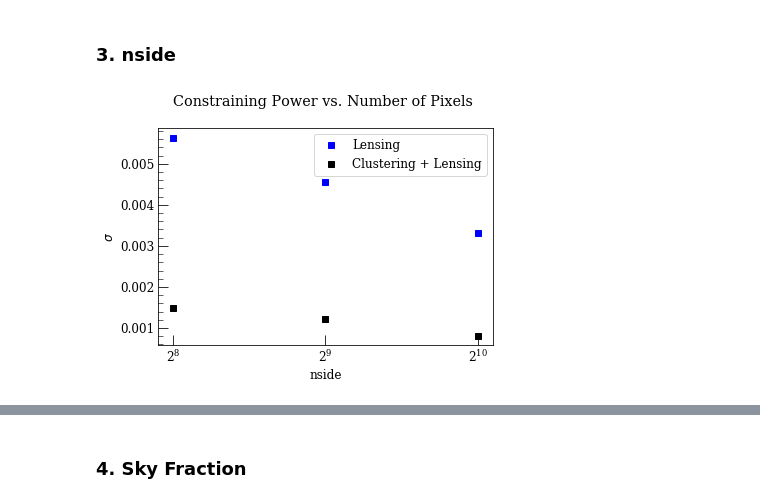
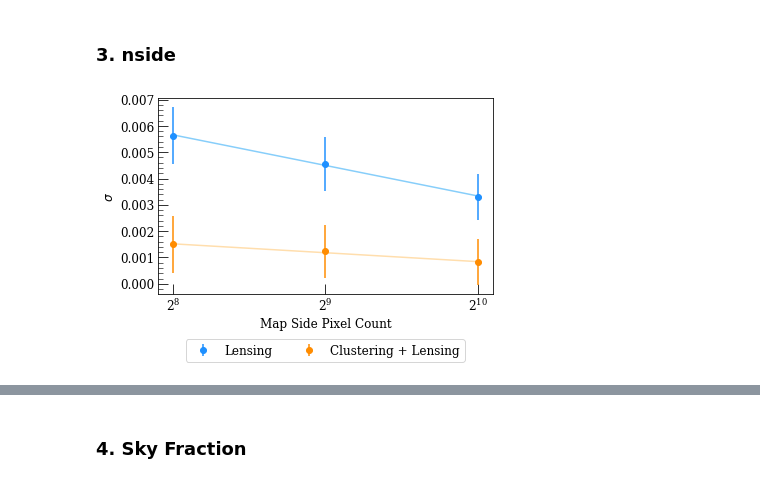
Before and after one commit to joezuntz/mink2, a Jupyter notebook: Test_Plots.ipynb, the cells around one changed output, grey strips where cells are left out. Cells and saved outputs as stored; diff of their text form; code cells hidden in the pictures.

```diff
--- a/Test_Plots.ipynb
+++ b/Test_Plots.ipynb
@@ -144,25 +230,48 @@ plt.legend();
 # %% [markdown]
 ### 3. nside
 # %%
-# 1 map
 nside_array = [256,512,1024]
 thr_ct = 10
 smoothing = 20
 
-def load_nside(path):
-    cp3 = np.zeros(len(nside_array))
+
+def load_n(path,map_len):
+    array_len = thr_ct * map_len * 3
+    cp = np.zeros(len(nside_array))
+    e = np.zeros(len(nside_array))
+    sigma = np.zeros(len(nside_array))
     for i,nside in enumerate(nside_array):
         sub_path = os.path.join(path, f't{thr_ct}_n{nside}_s{smoothing}')
+        v_all_fixed = np.loadtxt(os.path.join(sub_path, 'v_all_fixed.out'))
+        v_all_changing = np.loadtxt(os.path.join(sub_path, 'v_all_changing'))
         output = np.loadtxt(os.path.join(sub_path, 'c.out'))
-        cp3[i] = output[3]
-    return cp3
-
-plt.plot(nside_array,load_nside(onemap_path),'s',color='blue',label='Lensing')
-plt.plot(nside_array,load_nside(cov_path),'s',color='black',label='Clustering + Lensing')
-plt.xlabel('nside')
-plt.xscale('log',basex=2)
-plt.ylabel('$\sigma$')
-plt.title('Constraining Power vs. Number of Pixels \n')
-plt.legend();
+        cp[i] = output[3]
+        sigma[i],e[i] = likelihood_error(v_all_fixed,v_all_changing,array_len)
+    return sigma,e,cp
-# %% [output]
-[figure, removed]
+# %%
+x = log2(np.array(nside_array))
+y1 = load_n(onemap_path,1)[0]
+e1 = load_n(onemap_path,1)[1]
+y2 = load_n(cov_path,2)[0]
+e2 = load_n(cov_path,2)[1]
+
+m1, b1 = np.polyfit(x, y1, 1)
+m2, b2 = np.polyfit(x, y2, 1)
+
+fig = plt.figure()
+ax = plt.subplot(111)
+
+ax.errorbar(nside_array,y1,yerr = e1,fmt='o',color='dodgerblue',ecolor='dodgerblue',label='Lensing')
+ax.plot(nside_array, m1*x + b1, color='lightskyblue')
+ax.errorbar(nside_array,y2,yerr = e1,fmt='o',color='darkorange',ecolor='darkorange',label='Clustering + Lensing')
+ax.plot(nside_array, m2*x + b2,color='navajowhite')
+ax.set_xscale('log',basex=2)
+ax.set_xlabel('Map Side Pixel Count')
+ax.set_ylabel('$\sigma$')
+#ax.set_title('Constraining Power vs. Number of Pixels \n')
+box = ax.get_position()
+ax.set_position([box.x0, box.y0 + box.height * 0.1,box.width, box.height * 0.9])
+ax.legend(loc='upper center', bbox_to_anchor=(0.5, -0.2), fancybox=True, shadow=False, ncol=5)
+plt.show()
+# %% [output]
+[figure, added]
```
Also changed, not shown: parts of 36 cells of this notebook.
